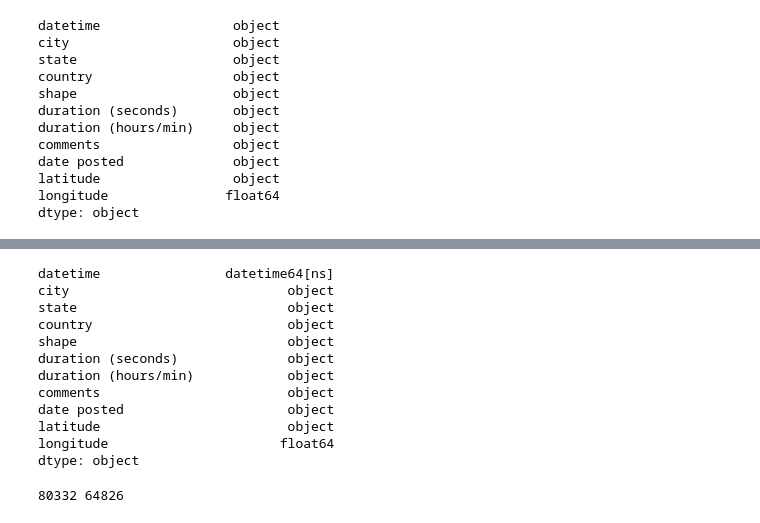
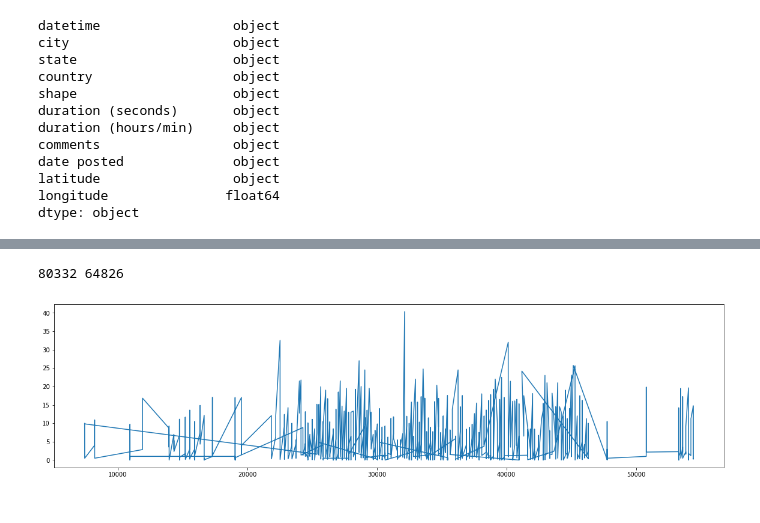
Before and after one commit to JPDZ67/alien, a Jupyter notebook: notebooks/JPDZ67_time_series.ipynb, the cells around one changed output, grey strips where cells are left out. Cells and saved outputs as stored; diff of their text form; code cells hidden in the pictures.

```diff
--- a/notebooks/JPDZ67_time_series.ipynb
+++ b/notebooks/JPDZ67_time_series.ipynb
@@ -7,7 +7,6 @@ from datetime import datetime
 # from statsmodels.tsa.seasonal import seasonal_decompose
 # %%
-scrubbed_data = pd.read_csv('../raw_data/scrubbed.csv', low_memory=False)
-scrubbed_data.dtypes
+scrubbed_data = pd.read_csv('../raw_data/scrubbed.csv', low_memory=False); scrubbed_data.dtypes
 # %% [output]
 datetime                 object
 city                     object
@@ -23,5 +22,7 @@ longitude               float64
 dtype: object
 # %%
 # scrubbed_data['datetime'] = pd.to_datetime(scrubbed_data['datetime'])
+
 scrubbed_data['datetime'] = scrubbed_data['datetime'].apply(lambda x: x.replace('24:','0:'))
 scrubbed_data['datetime'] = pd.to_datetime(scrubbed_data['datetime'])
+scrubbed_data.sort_values('datetime', axis=0, ascending=True, inplace=True); scrubbed_data.dtypes
@@ -28,21 +42,5 @@ scrubbed_data['datetime'] = pd.to_datetime(scrubbed_data['datetime'])
-# %%
-scrubbed_data.dtypes
-# %% [output]
-datetime                datetime64[ns]
-city                            object
-state                           object
-country                         object
-shape                           object
-duration (seconds)              object
-duration (hours/min)            object
-comments                        object
-date posted                     object
-latitude                        object
-longitude                      float64
-dtype: object
 # %%
 data_ = scrubbed_data[scrubbed_data['datetime'] > pd.to_datetime('1999-12-31 23:59:59')]
+print(scrubbed_data.shape[0],data_.shape[0])
+# %% [output]
+80332 64826
-# %%
-print(scrubbed_data.shape[0],data_.shape[0])
-# %% [output]
-80332 64826
@@ -51,0 +47,5 @@ print(scrubbed_data.shape[0],data_.shape[0])
+# %%
+dates_diff_1 = data_['datetime'].diff().apply(lambda x: x.total_seconds()/3600)[1:]
+tmp_ = dates_diff_1.head(1000); plt.figure(figsize=(20,5)); plt.plot(tmp_); plt.show()
+# %% [output]
+[figure, added]
```
Also changed, not shown: parts of 13 cells of this notebook.
